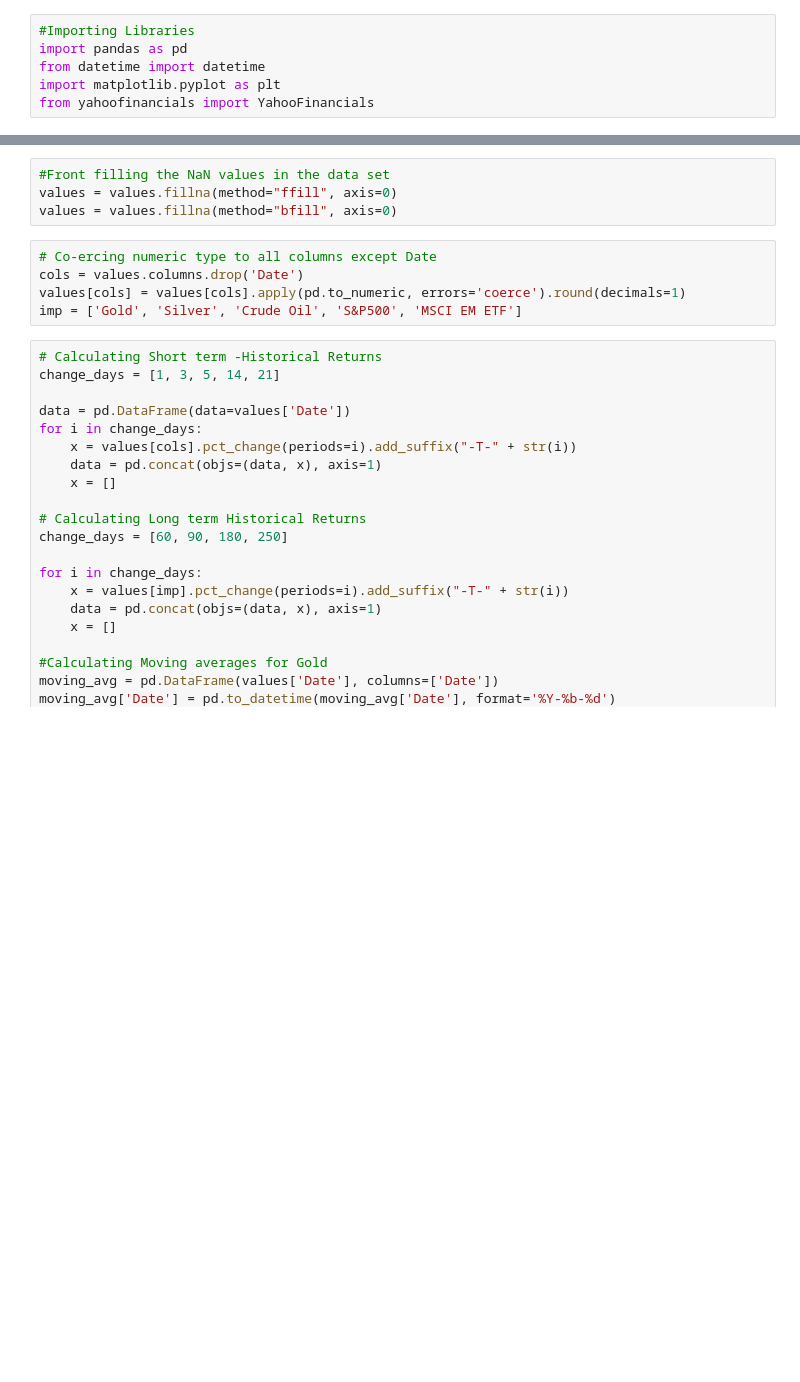
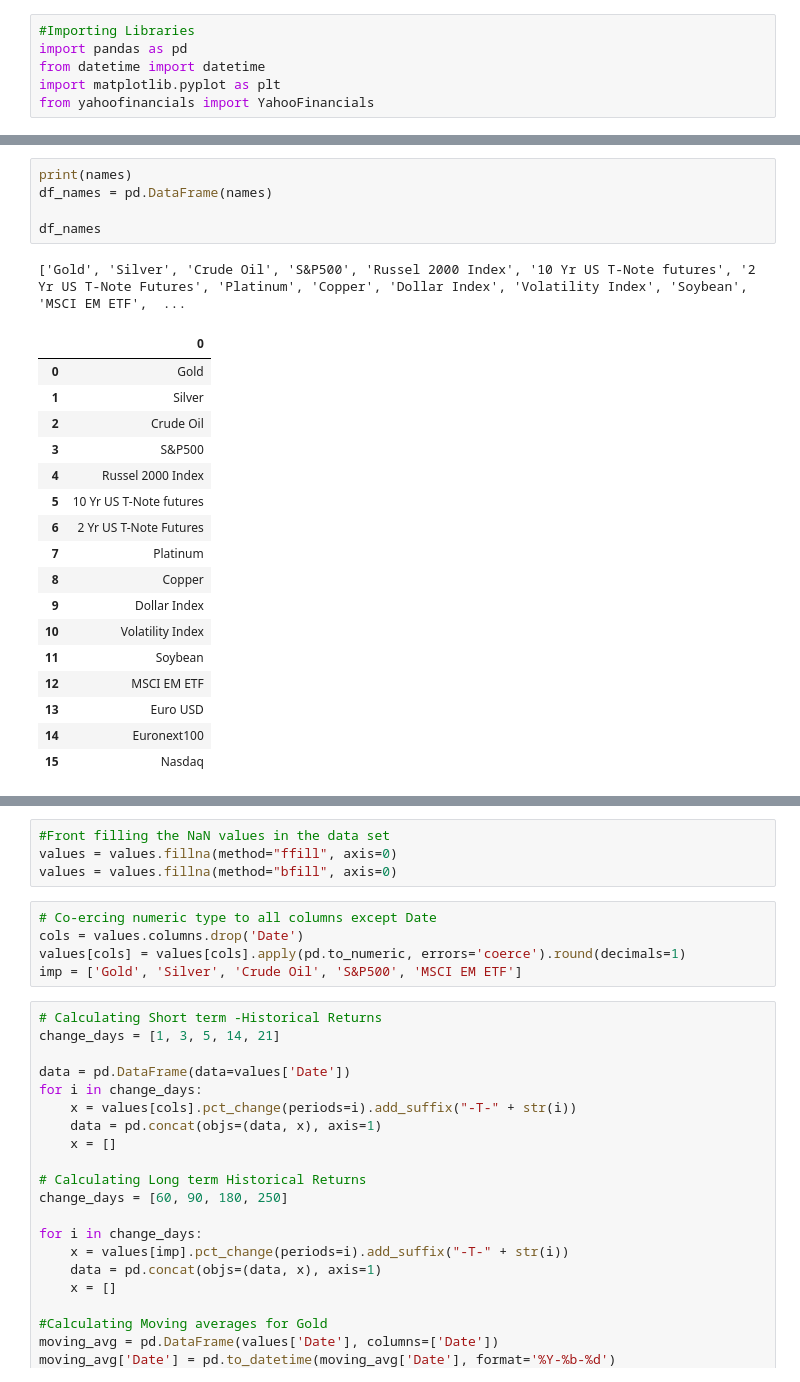
Before and after one commit to datatalking/Gold-Return-Prediction, a Jupyter notebook: Classification/Gold Prediction New Data - Classification.ipynb, the cells around one changed output, grey strips where cells are left out. Drawn from its saved outputs; the diff is of its cells as text; blank space fills up the shorter version.

```diff
--- a/Classification/Gold Prediction New Data - Classification.ipynb
+++ b/Classification/Gold Prediction New Data - Classification.ipynb
@@ -38,3 +59,27 @@ names = ticker_details['Description'].to_list()
+# %%
+print(names)
+df_names = pd.DataFrame(names)
+
+df_names
+# %% [output]
+['Gold', 'Silver', 'Crude Oil', 'S&P500', 'Russel 2000 Index', '10 Yr US T-Note futures', '2 Yr US T-Note Futures', 'Platinum', 'Copper', 'Dollar Index', 'Volatility Index', 'Soybean', 'MSCI EM ETF',  ...
+|  | 0 |
+| 0 | Gold |
+| 1 | Silver |
+| 2 | Crude Oil |
+| 3 | S&P500 |
+| 4 | Russel 2000 Index |
+| 5 | 10 Yr US T-Note futures |
+| 6 | 2 Yr US T-Note Futures |
+| 7 | Platinum |
+| 8 | Copper |
+| 9 | Dollar Index |
+| 10 | Volatility Index |
+| 11 | Soybean |
+| 12 | MSCI EM ETF |
+| 13 | Euro USD |
+| 14 | Euronext100 |
+| 15 | Nasdaq |
 # %%
 #Preparing Date Range
 end_date = datetime.strftime(datetime.today(), '%Y-%m-%d')
```
Also changed, not shown: parts of 7 cells of this notebook.
